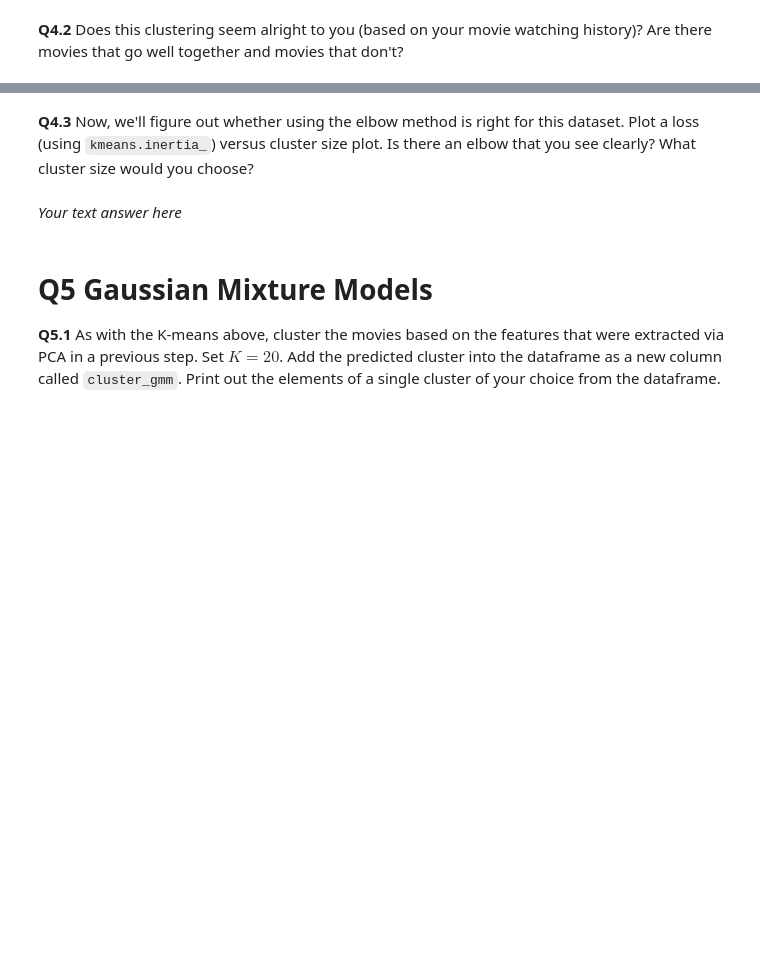
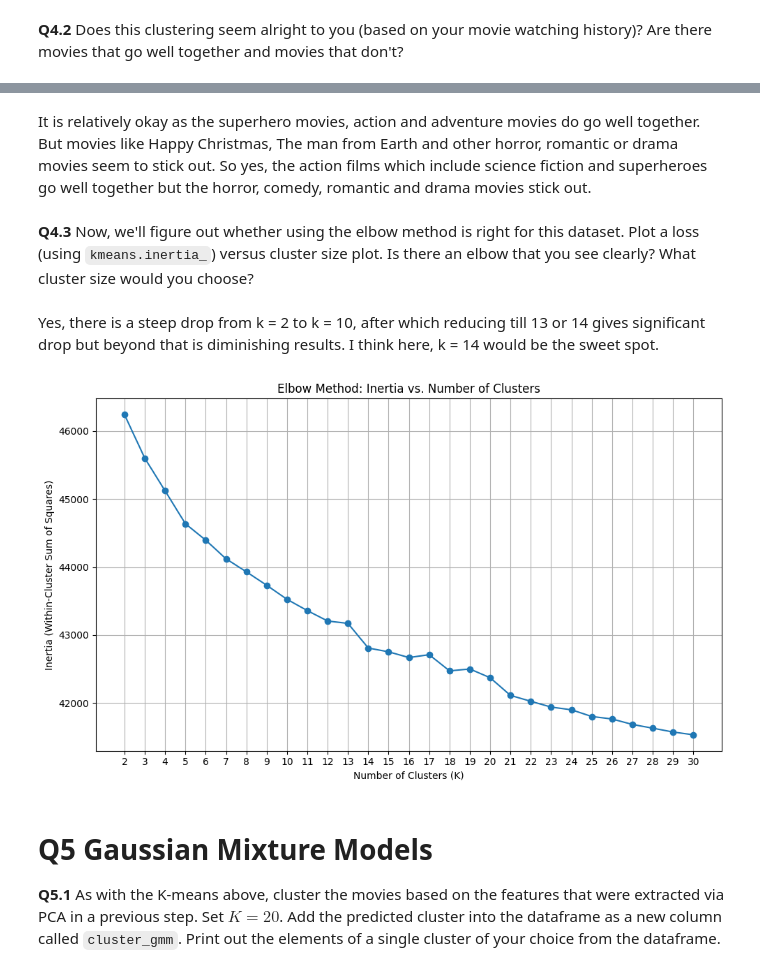
Before and after one commit to Ysop1264/TMDLWeek2, a Jupyter notebook: TMDL_2024_25_Assignment_3,_Ans_636866.ipynb, the cells around one changed output, grey strips where cells are left out. Cells and saved outputs as stored; diff of their text form; code cells hidden in the pictures; blank space fills up the shorter version.

```diff
--- a/TMDL_2024_25_Assignment_3,_Ans_636866.ipynb
+++ b/TMDL_2024_25_Assignment_3,_Ans_636866.ipynb
@@ -346,10 +420,10 @@ Note: don't just estimate it by eye, write some code to compute it for you.
 # %% [markdown]
 **Q3.6** Using the number of dimensions you found in Q3.5, fit and transform your overview encodings using PCA and add it to a new column called `overview_pca` in the dataframe.
 # %%
-n_dims = ...
-pca = ...
-labels_pca = ...
-df["overview_pca"] = ...
+n_dims = 1394
+pca = PCA(n_components=n_dims)
+labels_pca = pca.fit_transform(encoded_arr)
+df["overview_pca"] = labels_pca.tolist()
 # %% [markdown]
 # Q4 K-Means Clustering
 
@@ -358,13 +432,15 @@ df["overview_pca"] = ...
 # import KMeans class
 from sklearn.cluster import KMeans
 
+X_pca = np.array(df["overview_pca"].tolist())
 # Perform K-means clustering
-kmeans = ...
+kmeans = KMeans(n_clusters=20)
 # fit model
-...
+kmeans.fit(X_pca)
 
-y_preds = # get predictions
-df["cluster_kmeans"] = ... # set predictions
+y_preds = kmeans.predict(X_pca) # get predictions
+df["cluster_kmeans"] = y_preds # set predictions
 
 # print out elements of cluster 0
-...
+cluster_0 = df[df["cluster_kmeans"] == 0]
+cluster_0
@@ -375,4 +463,4 @@ df["cluster_kmeans"] = ... # set predictions
+# %% [markdown]
+It is relatively okay as the superhero movies, action and adventure movies do go well together. But movies like Happy Christmas, The man from Earth and other horror, romantic or drama movies seem to stick out. So yes, the action films which include science fiction and superheroes go well together but the horror, comedy, romantic and drama movies stick out.
 # %% [markdown]
 **Q4.3** Now, we'll figure out whether using the elbow method is right for this dataset. Plot a loss (using `kmeans.inertia_`) versus cluster size plot. Is there an elbow that you see clearly? What cluster size would you choose?
-# %% [markdown]
-*Your text answer here*
@@ -381,3 +467,27 @@ df["cluster_kmeans"] = ... # set predictions
+# %% [markdown]
+Yes, there is a steep drop from k = 2 to k = 10, after which reducing till 13 or 14 gives significant drop but beyond that is diminishing results. I think here, k = 14 would be the sweet spot.
+# %%
+# your code answer here
+inertias = []
+K_range = range(2, 31)
+
+for k in K_range:
+    kmeans = KMeans(n_clusters=k, random_state=42, n_init='auto')
+    kmeans.fit(X_pca)
+    inertias.append(kmeans.inertia_)
+
+# Plot
+plt.figure(figsize=(10, 6))
+plt.plot(K_range, inertias, marker='o')
+plt.xlabel("Number of Clusters (K)")
+plt.ylabel("Inertia (Within-Cluster Sum of Squares)")
+plt.title("Elbow Method: Inertia vs. Number of Clusters")
+plt.grid(True)
+plt.xticks(K_range)
+plt.tight_layout()
+plt.show()
+# %% [output]
+[figure, added]
 # %% [markdown]
 # Q5 Gaussian Mixture Models
 
```
Also changed, not shown: parts of 33 cells of this notebook.
